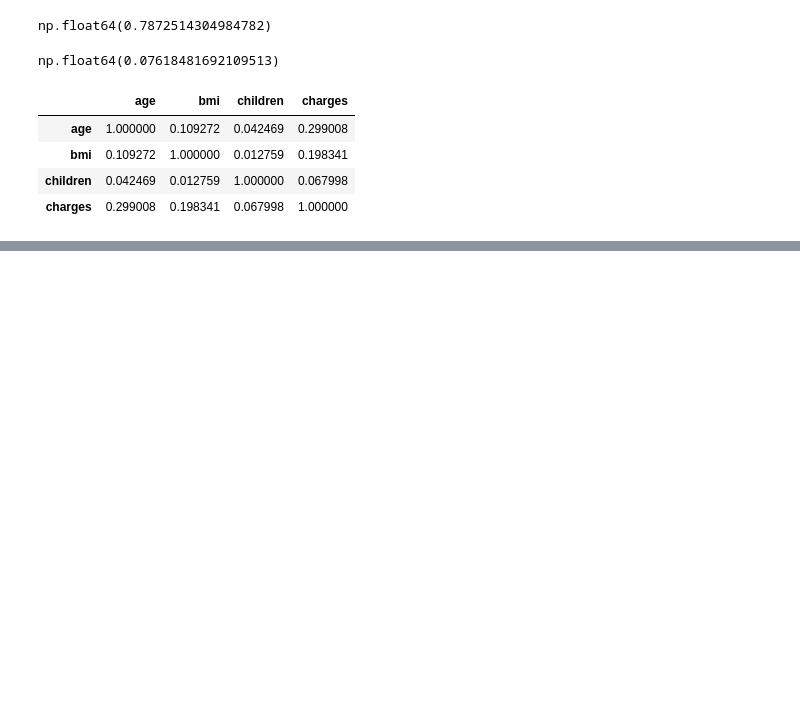
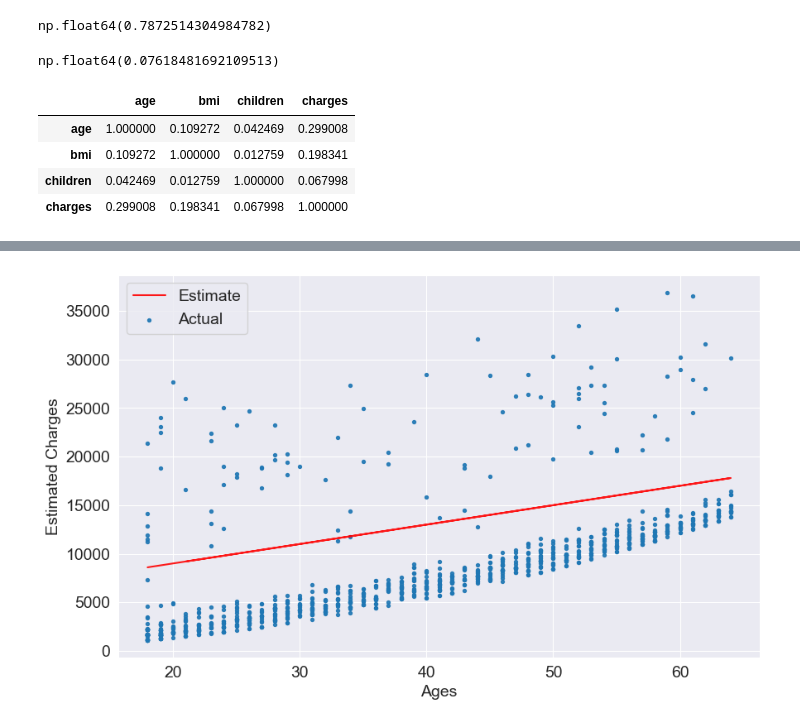
Before and after one commit to LeeBoy-Hmong/MachineLearning, a Jupyter notebook: LinearRegression.ipynb, the cells around one changed output, grey strips where cells are left out. Drawn from its saved outputs; the diff is of its cells as text; code cells hidden in the pictures; blank space fills up the shorter version.

```diff
--- a/LinearRegression.ipynb
+++ b/LinearRegression.ipynb
@@ -226,0 +322,4 @@ AttributeError: 'Axes' object has no attribute 'update_display'
+# %%
+try_parameters(200, 5000)
+# %% [output]
+[figure, added]
```
Also changed, not shown: parts of 25 cells of this notebook.
